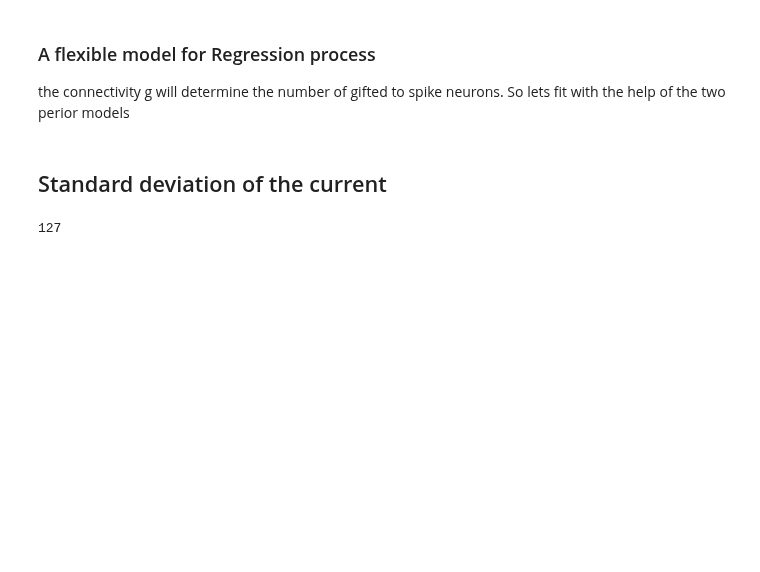
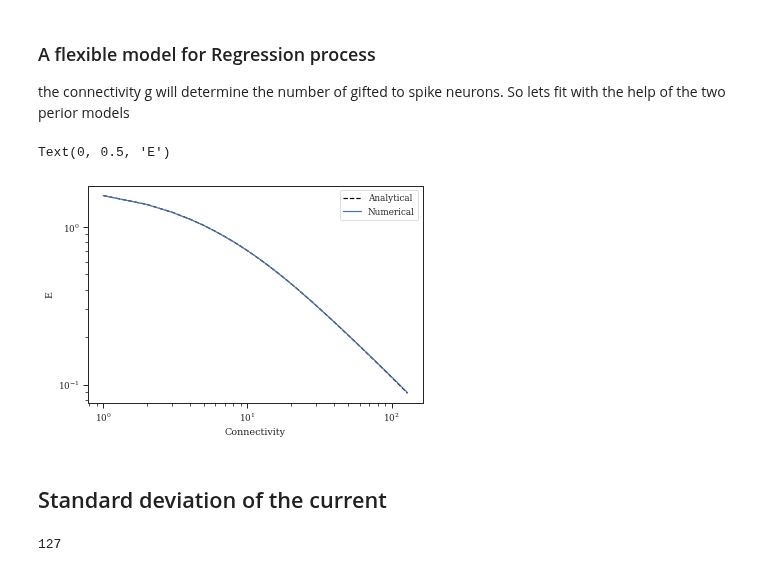
Before and after one commit to mmehrani/master_thesis, a Jupyter notebook: scripts/all_neurons_model_in_one_place/averaging_on_ensembles.ipynb, the cells around one changed output. Cells and saved outputs as stored; diff of their text form; code cells hidden in the pictures; blank space fills up the shorter version.

```diff
--- a/scripts/all_neurons_model_in_one_place/averaging_on_ensembles.ipynb
+++ b/scripts/all_neurons_model_in_one_place/averaging_on_ensembles.ipynb
@@ -236,6 +235,30 @@ Text(0, 0.5, 'E')
 # %% [markdown]
 ### A flexible model for Regression process
 the connectivity g will determine the number of gifted to spike neurons. So lets fit with the help of the two perior models
+# %%
+ro =  1 / ( 2*np.pi*(random_input_span[1] - random_input_span[0]) )
+
+
+off_region_mask = a_sterix > random_input_span[0]
+
+e_analytical[off_region_mask] = e_analytical_asterix[off_region_mask]
+
+fig = plt.figure()
+ax = fig.subplots()
+
+ax.set_xscale("log")
+ax.set_yscale("log")
+
+first_indexes = 0
+ax.plot(g_arr[first_indexes:], e_analytical[first_indexes:],color='black', linestyle = '--', label = 'Analytical')
+ax.plot(g_arr[first_indexes:], e_mean[first_indexes:], label = 'Numerical')
+
+plt.legend()
+ax.set_xlabel('Connectivity')
+ax.set_ylabel('E')
+# %% [output]
+Text(0, 0.5, 'E')
+[figure, added]
 # %% [markdown]
 ## Standard deviation of the current
 # %%
```
Also changed, not shown: parts of 3 cells of this notebook, 1 other file.
